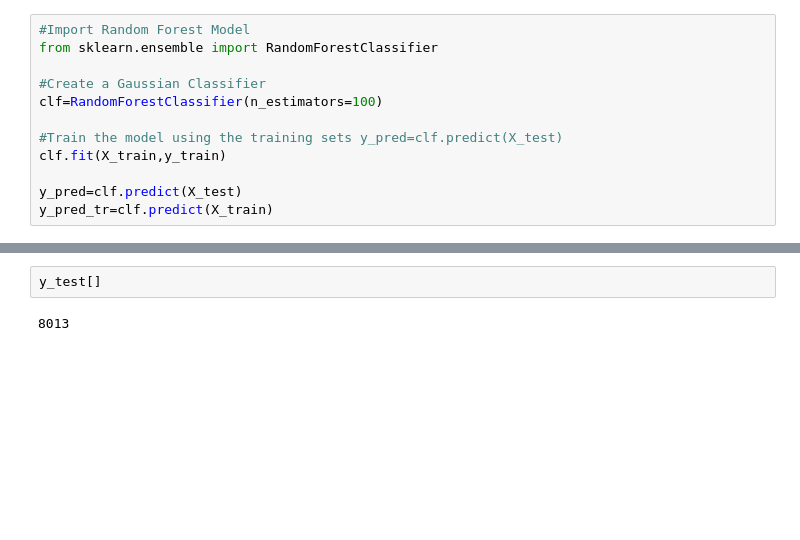
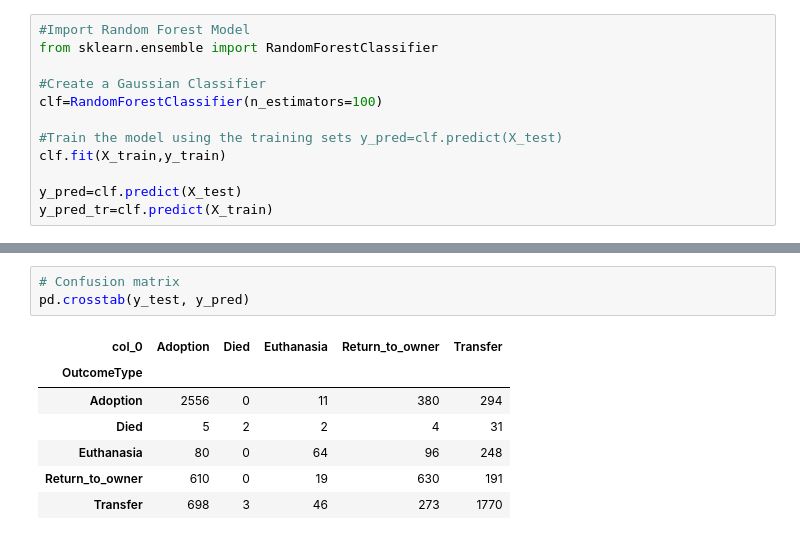
Before and after one commit to ojbradley/Kaggle, a Jupyter notebook: data_clean.ipynb, the cells around one changed output, grey strips where cells are left out. Cells and saved outputs as stored; diff of their text form; blank space fills up the shorter version.

Commit message:
Added confusion matrix for random forest

```diff
--- a/data_clean.ipynb
+++ b/data_clean.ipynb
@@ -180,4 +180,11 @@ print(cm)
-# %%
-y_test[]
-# %% [output]
-8013
+# %%
+# Confusion matrix
+pd.crosstab(y_test, y_pred)
+# %% [output]
+| col_0 | Adoption | Died | Euthanasia | Return_to_owner | Transfer |
+| OutcomeType |  |  |  |  |  |
+| Adoption | 2556 | 0 | 11 | 380 | 294 |
+| Died | 5 | 2 | 2 | 4 | 31 |
+| Euthanasia | 80 | 0 | 64 | 96 | 248 |
+| Return_to_owner | 610 | 0 | 19 | 630 | 191 |
+| Transfer | 698 | 3 | 46 | 273 | 1770 |
```
Also changed, not shown: parts of 4 cells of this notebook.
